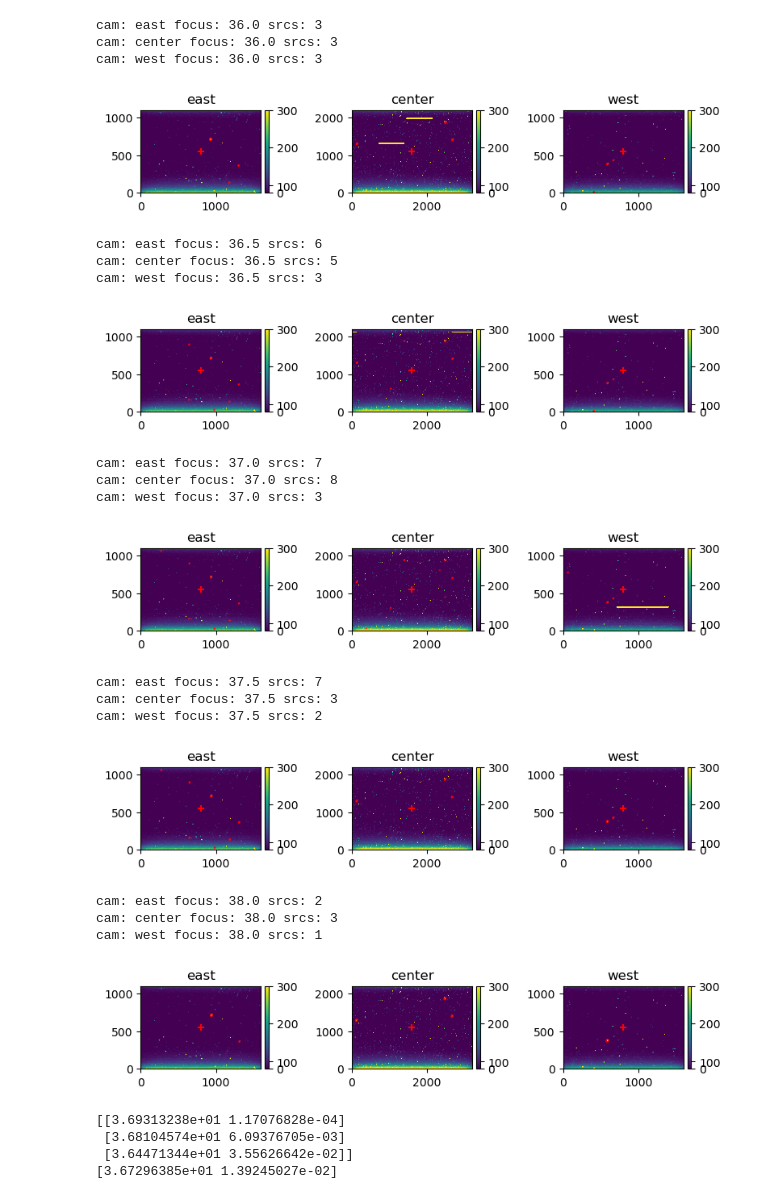
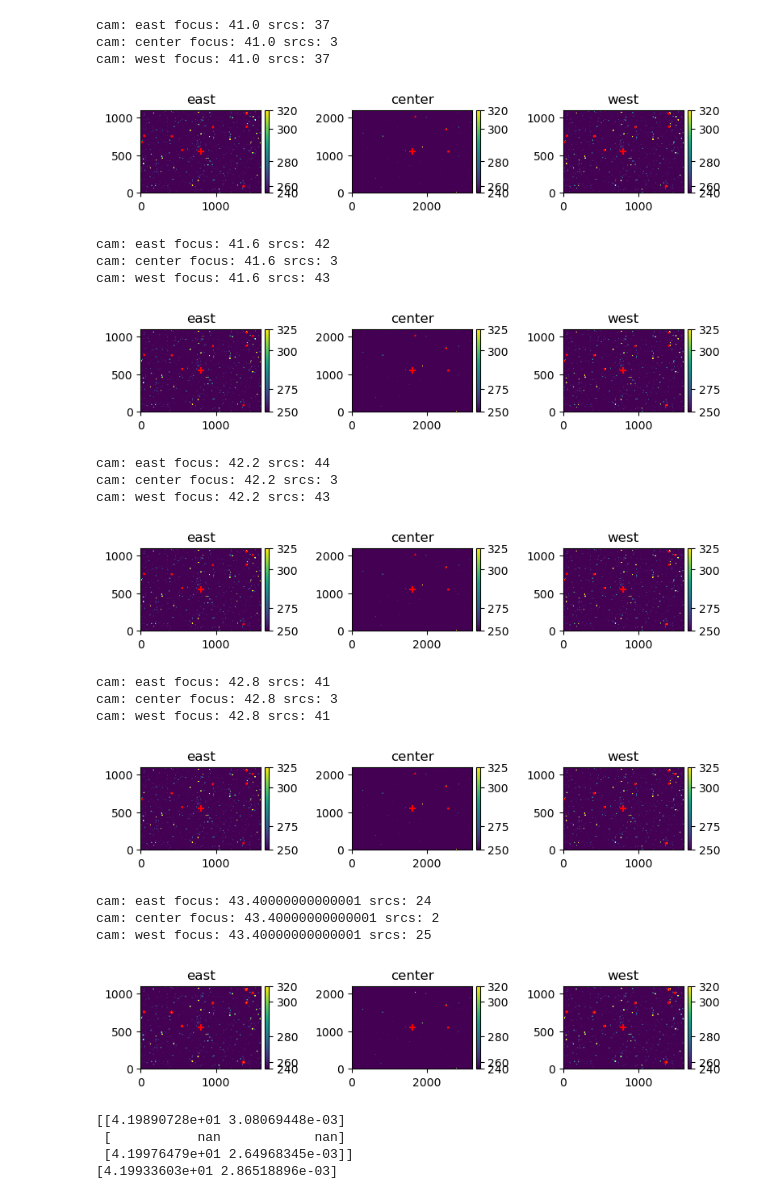
Before and after one commit to sdss/lvmstack, a Jupyter notebook: config/jupyter/4.0_focus.ipynb, the cells around one changed output. Cells and saved outputs as stored; diff of their text form; code cells hidden in the pictures.

```diff
--- a/config/jupyter/4.0_focus.ipynb
+++ b/config/jupyter/4.0_focus.ipynb
@@ -135,56 +146,60 @@ def plot_images(images, vmin=None, vmax=None, rotate=None, cat_max = 8, cat_rest
 # %%
 from lvmagp.focus.focusseries.base import FocusSeries
 from lvmagp.focus.curvefit import fit_hyperbola
 from lvmagp.images import Image
 
 import matplotlib.pyplot as plt
 
 
 def callback(data):
     if isinstance(data[0], Image):
         for idx, img in enumerate(data):
             print(f"cam: {img.header['CAMNAME']} focus: {img.header['FOCUSDT']} srcs: {len(img.catalog)}")
         plot_images(data)
     elif isinstance(data[0], tuple):
         fig, ax = plt.subplots(1, ncols=(len(data)), figsize=(10, 5/len(data)))
 
         for idx, d in enumerate(data):
             camera = d[0]
             dd = d[1]
             focus = [d["focus"] for d in dd]
             r = [d["r"] for d in dd]
             rerr = [d["rerr"] for d in dd]
 
             ax_idx = ax[idx] if len(data) > 1 else ax
             ax_idx.set_title(camera)
             ax_idx.errorbar(focus, r, yerr=rerr)
 
 
-focvals = await focus.fine(exposure_time=5.0, guess=37, count=2, step=0.5, callback=callback)
+focvals = await focus.fine(exposure_time=5.0, guess=42.2, count=2, step=0.6, callback=callback)
 print(focvals)
-print(np.nanmean(focvals, axis=0))
+foc_median = np.nanmedian(focvals, axis=0)
+print(foc_median)
+
+await focus.position(foc_median[0])
+await lvm.sci.foc.status()
 # %% [output]
-cam: east focus: 36.0 srcs: 3
-cam: center focus: 36.0 srcs: 3
-cam: west focus: 36.0 srcs: 3
+cam: east focus: 41.0 srcs: 37
+cam: center focus: 41.0 srcs: 3
+cam: west focus: 41.0 srcs: 37
-[figure, old version]
+[figure, new version]
-cam: east focus: 36.5 srcs: 6
-cam: center focus: 36.5 srcs: 5
-cam: west focus: 36.5 srcs: 3
+cam: east focus: 41.6 srcs: 42
+cam: center focus: 41.6 srcs: 3
+cam: west focus: 41.6 srcs: 43
-[figure, old version]
+[figure, new version]
-cam: east focus: 37.0 srcs: 7
-cam: center focus: 37.0 srcs: 8
-cam: west focus: 37.0 srcs: 3
+cam: east focus: 42.2 srcs: 44
+cam: center focus: 42.2 srcs: 3
+cam: west focus: 42.2 srcs: 43
-[figure, old version]
+[figure, new version]
-cam: east focus: 37.5 srcs: 7
-cam: center focus: 37.5 srcs: 3
-cam: west focus: 37.5 srcs: 2
+cam: east focus: 42.8 srcs: 41
+cam: center focus: 42.8 srcs: 3
+cam: west focus: 42.8 srcs: 41
-[figure, old version]
+[figure, new version]
-cam: east focus: 38.0 srcs: 2
-cam: center focus: 38.0 srcs: 3
-cam: west focus: 38.0 srcs: 1
+cam: east focus: 43.40000000000001 srcs: 24
+cam: center focus: 43.40000000000001 srcs: 2
+cam: west focus: 43.40000000000001 srcs: 25
-[figure, old version]
+[figure, new version]
-[[3.69313238e+01 1.17076828e-04]
- [3.68104574e+01 6.09376705e-03]
- [3.64471344e+01 3.55626642e-02]]
-[3.67296385e+01 1.39245027e-02]
+[[4.19890728e+01 3.08069448e-03]
+ [           nan            nan]
+ [4.19976479e+01 2.64968345e-03]]
+[4.19933603e+01 2.86518896e-03]
```
Also changed, not shown: parts of 6 cells of this notebook.
